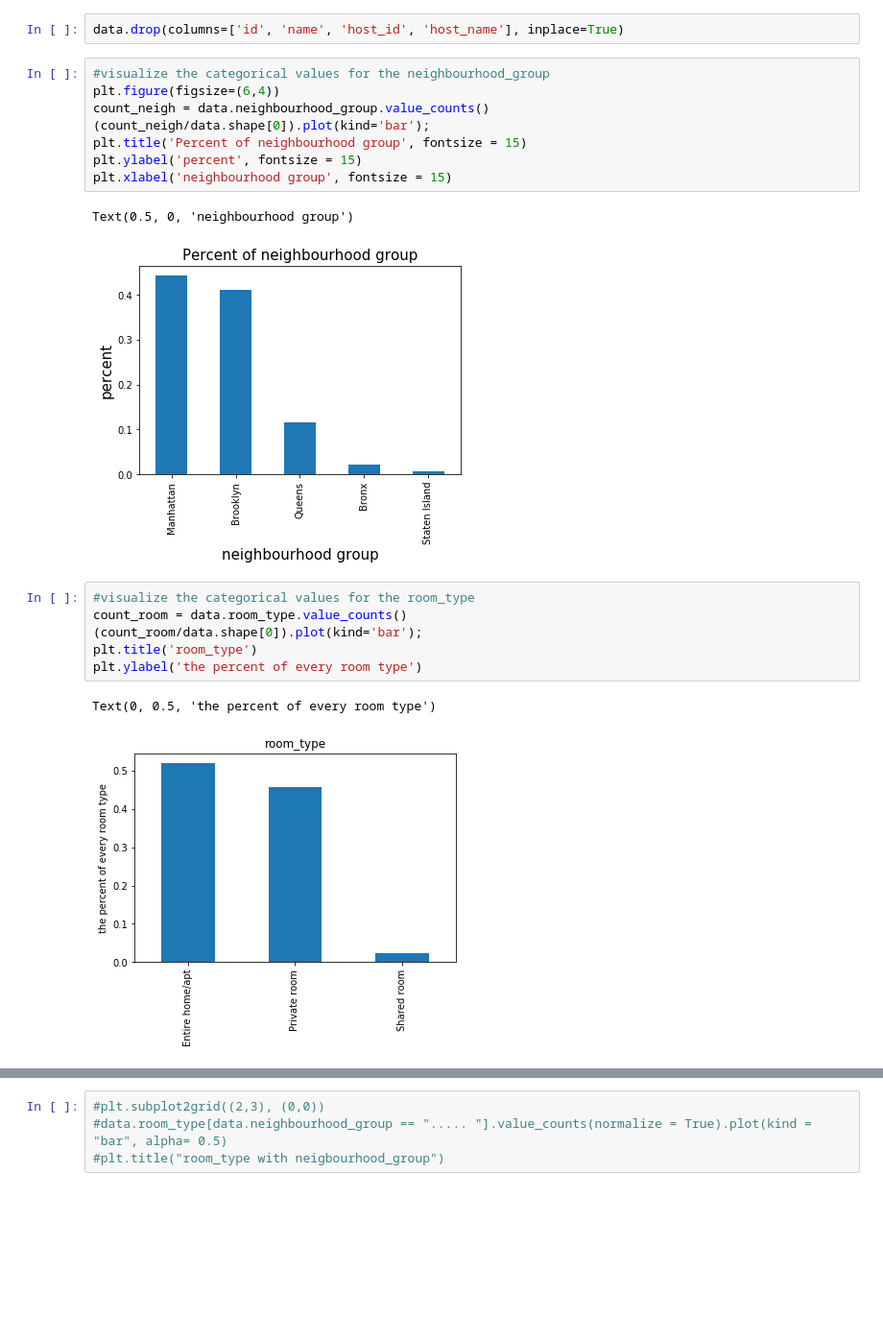
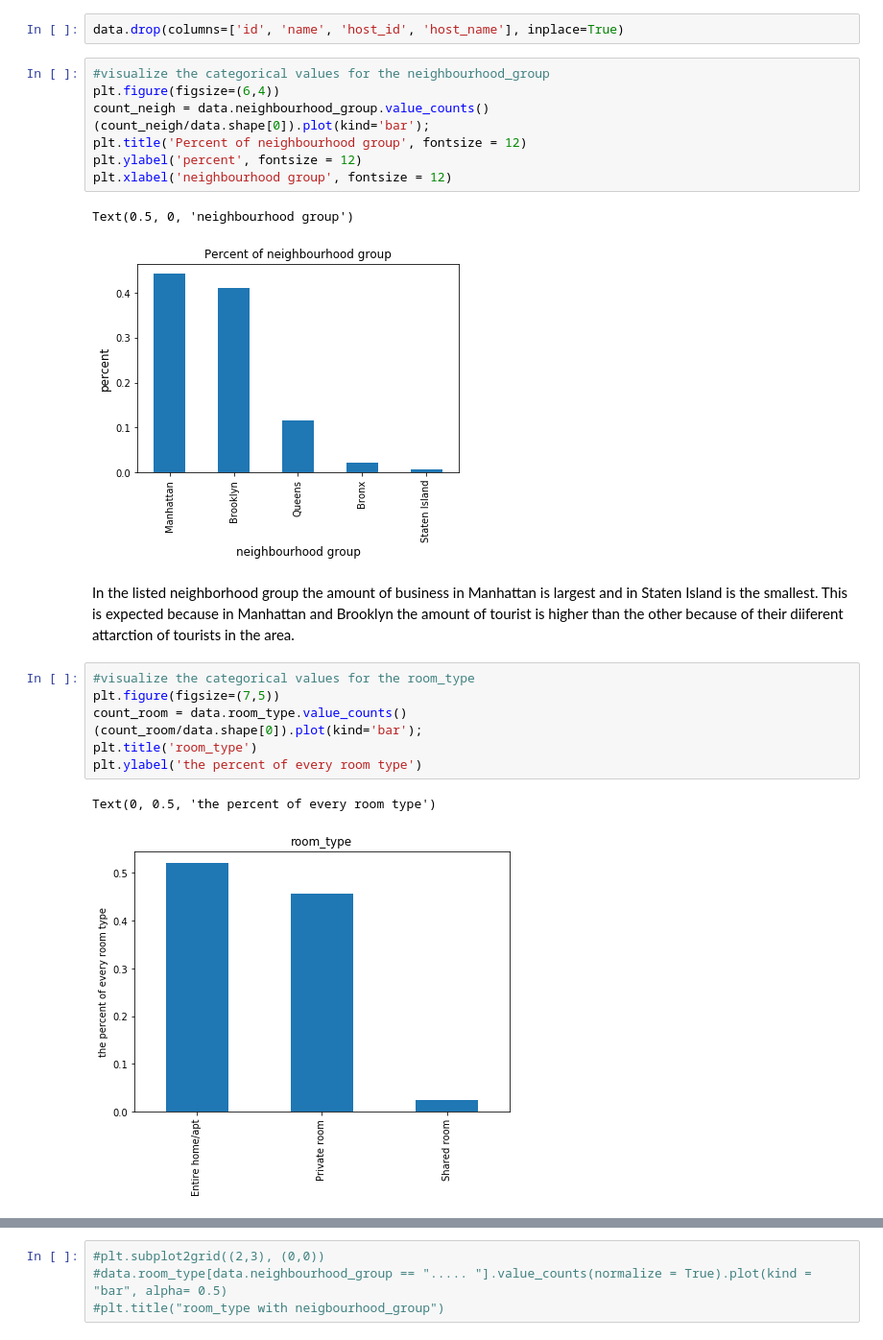
Before and after one commit to fastest-parrot/ml1-lab1, a Jupyter notebook: NY_Airbnb_Data_Analysis.ipynb, the cells around one changed output, grey strips where cells are left out. Shown at 96% size. Cells and saved outputs as stored; diff of their text form; blank space fills up the shorter version.

```diff
--- a/NY_Airbnb_Data_Analysis.ipynb
+++ b/NY_Airbnb_Data_Analysis.ipynb
@@ -73,18 +73,21 @@ data.drop(columns=['id', 'name', 'host_id', 'host_name'], inplace=True)
 plt.figure(figsize=(6,4))
 count_neigh = data.neighbourhood_group.value_counts()
 (count_neigh/data.shape[0]).plot(kind='bar');
-plt.title('Percent of neighbourhood group', fontsize = 15)
-plt.ylabel('percent', fontsize = 15)
-plt.xlabel('neighbourhood group', fontsize = 15)
+plt.title('Percent of neighbourhood group', fontsize = 12)
+plt.ylabel('percent', fontsize = 12)
+plt.xlabel('neighbourhood group', fontsize = 12)
 # %% [output]
 Text(0.5, 0, 'neighbourhood group')
-[figure, old version]
+[figure, new version]
+# %% [markdown]
+In the listed neighborhood group the amount of business in Manhattan is largest and in Staten Island is the smallest. This is expected because in Manhattan and Brooklyn the amount of tourist is higher than the other because of their diiferent attarction of tourists in the area.
 # %%
 #visualize the categorical values for the room_type
+plt.figure(figsize=(7,5))
 count_room = data.room_type.value_counts()
 (count_room/data.shape[0]).plot(kind='bar');
 plt.title('room_type')
 plt.ylabel('the percent of every room type')
 # %% [output]
 Text(0, 0.5, 'the percent of every room type')
-[figure, old version]
+[figure, new version]
```
Also changed, not shown: parts of 19 cells of this notebook.
